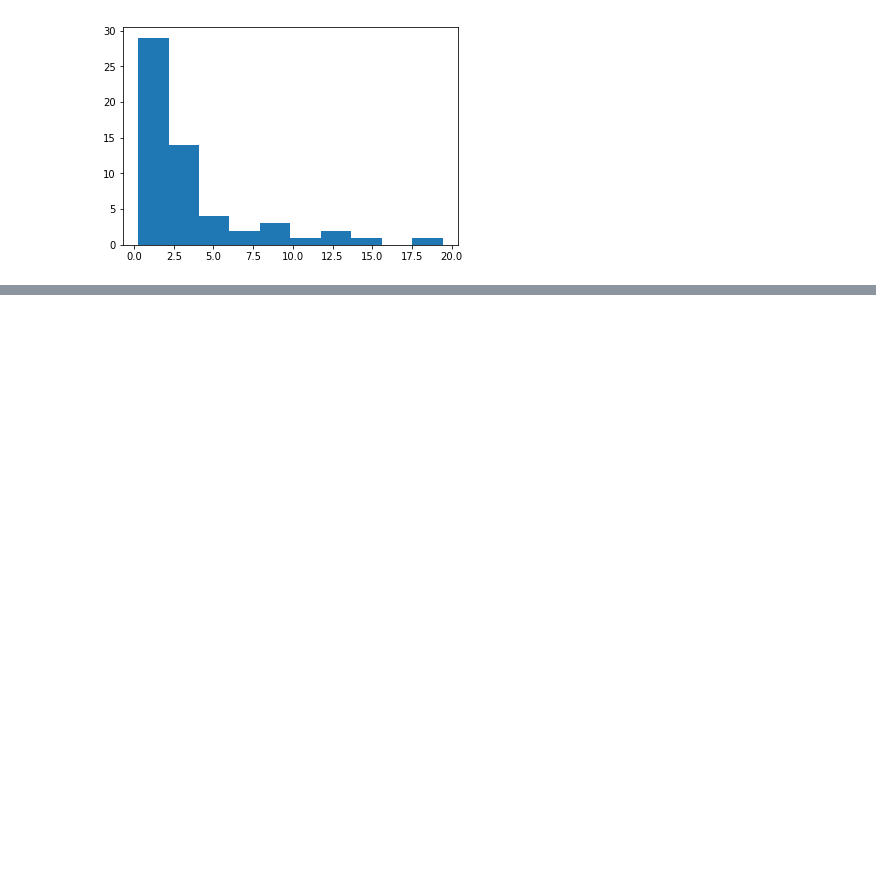
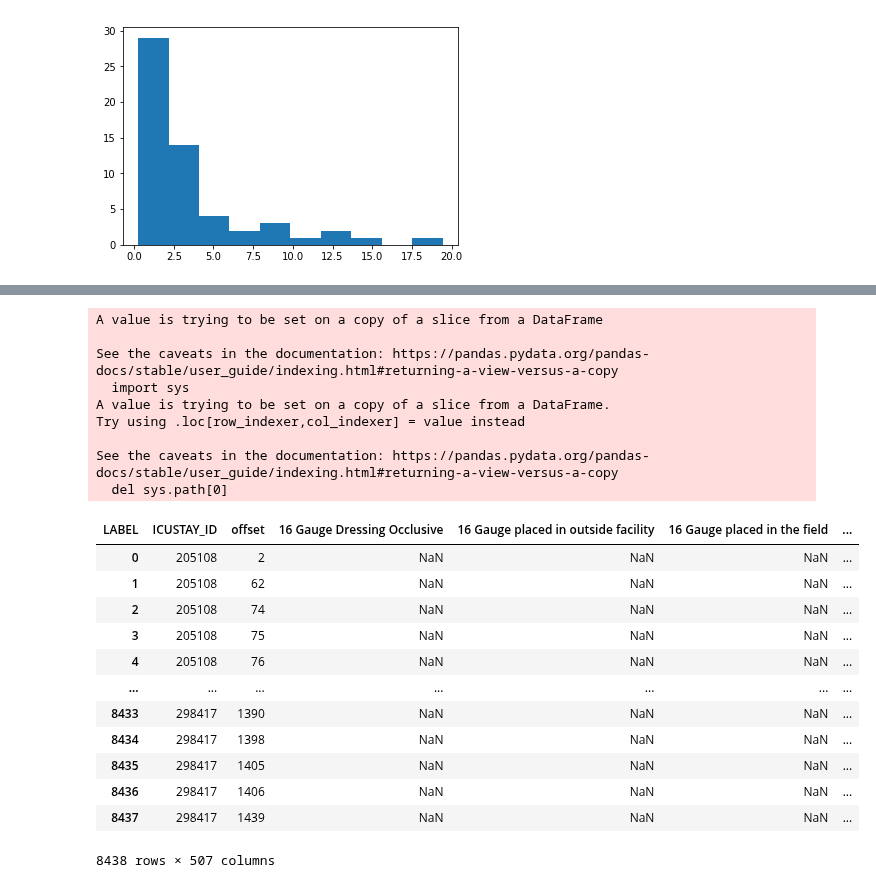
Before and after one commit to adit98/tbi, a Jupyter notebook: notebooks/MIMIC_Data_Processing.ipynb, the cells around one changed output, grey strips where cells are left out. Cells and saved outputs as stored; diff of their text form; code cells hidden in the pictures; blank space fills up the shorter version.

```diff
--- a/notebooks/MIMIC_Data_Processing.ipynb
+++ b/notebooks/MIMIC_Data_Processing.ipynb
@@ -807,0 +890,56 @@ print(los)
+# %%
+# For Infusion
+
+cols_tokeep = ['ICUSTAY_ID', 'offset', 'LABEL', 'VALUENUM']
+
+chartevents_new = chartevents[chartevents.columns & cols_tokeep]
+
+chartevents_new.dropna(subset=["VALUENUM"], inplace=True)
+
+# chartevents_new['VALUENUM'] = chartevents_new['VALUENUM'].astype('str')
+
+# chartevents_new = chartevents_new[chartevents_new.VALUENUM.apply(lambda x: x.isnumeric())]
+
+chartevents_new['VALUENUM'] = chartevents_new['VALUENUM'].astype('float')
+
+chartevents_new = chartevents_new[chartevents_new['offset'] <= 24*60]
+
+chartevents_new = pd.pivot_table(chartevents_new, values='VALUENUM', index=['ICUSTAY_ID', 'offset'], columns='LABEL').reset_index()
+
+display(chartevents_new)
+
+# cols_tokeep = (cols_tokeep + inf_feat)
+# cols_tokeep.remove('offset')
+# chartevents_new = chartevents_new[chartevents_new.columns & cols_tokeep]
+
+# chartevents_new = chartevents_new.groupby('ICUSTAY_ID').count()
+
+# chartevents_grouped1[chartevents_grouped1 != 0] = 1
+
+# chartevents_grouped1 = chartevents_grouped1.merge(patients, on='ICUSTAY_ID', how='right').fillna(0)
+
+# display(chartevents_grouped1)
+# print(chartevents_grouped1.shape)
+# %% [output]
+A value is trying to be set on a copy of a slice from a DataFrame
+
+See the caveats in the documentation: https://pandas.pydata.org/pandas-docs/stable/user_guide/indexing.html#returning-a-view-versus-a-copy
+  import sys
+A value is trying to be set on a copy of a slice from a DataFrame.
+Try using .loc[row_indexer,col_indexer] = value instead
+
+See the caveats in the documentation: https://pandas.pydata.org/pandas-docs/stable/user_guide/indexing.html#returning-a-view-versus-a-copy
+  del sys.path[0]
+| LABEL | ICUSTAY_ID | offset | 16 Gauge Dressing Occlusive | 16 Gauge placed in outside facility | 16 Gauge placed in the field | ... |
+| 0 | 205108 | 2 | NaN | NaN | NaN | ... |
+| 1 | 205108 | 62 | NaN | NaN | NaN | ... |
+| 2 | 205108 | 74 | NaN | NaN | NaN | ... |
+| 3 | 205108 | 75 | NaN | NaN | NaN | ... |
+| 4 | 205108 | 76 | NaN | NaN | NaN | ... |
+| ... | ... | ... | ... | ... | ... | ... |
+| 8433 | 298417 | 1390 | NaN | NaN | NaN | ... |
+| 8434 | 298417 | 1398 | NaN | NaN | NaN | ... |
+| 8435 | 298417 | 1405 | NaN | NaN | NaN | ... |
+| 8436 | 298417 | 1406 | NaN | NaN | NaN | ... |
+| 8437 | 298417 | 1439 | NaN | NaN | NaN | ... |
+8438 rows × 507 columns
```
Also changed, not shown: parts of 7 cells of this notebook.
